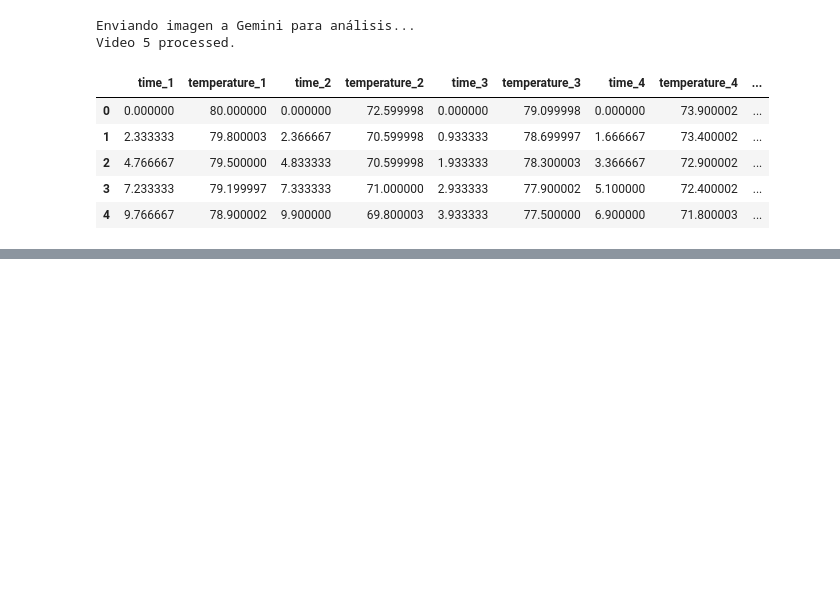
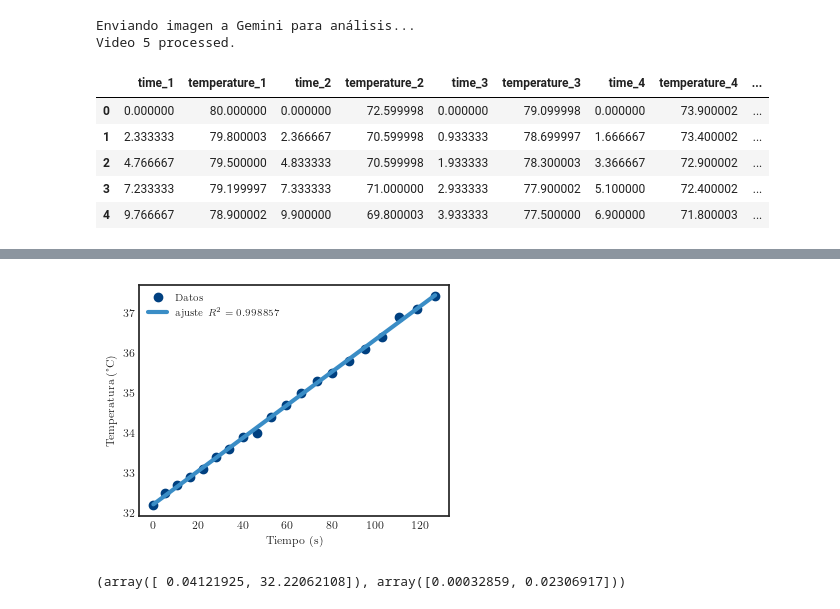
Before and after one commit to JuanSierra2003/hello-world, a Jupyter notebook: termoExp/enfriamiento/enfriamiento.ipynb, the cells around one changed output, grey strips where cells are left out. Cells and saved outputs as stored; diff of their text form; code cells hidden in the pictures; blank space fills up the shorter version.

```diff
--- a/termoExp/enfriamiento/enfriamiento.ipynb
+++ b/termoExp/enfriamiento/enfriamiento.ipynb
@@ -96,0 +182,16 @@ data.to_csv('enfriamiento_data.csv', index=False)
+# %%
+fig = plt.figure(figsize=(4, 3))
+plt.plot(t_lin, T_lin, 'o', label='Datos')  # Points in blue
+plt.plot(t_lin, line(t_lin, *args_lin), '-', label=fr'ajuste $R^2={R2:.6f}$', linewidth=3)  # Curve in orange
+plt.xlabel('Tiempo (s)')
+plt.ylabel('Temperatura (°C)')
+plt.legend()
+
+plt.savefig('calentamiento_lin_fit.png', dpi=300, bbox_inches='tight')
+# %% [output]
+[figure, added]
+# %%
+m, b = args_lin
+args_lin, np.sqrt(np.diag(covs_lin))
+# %% [output]
+(array([ 0.04121925, 32.22062108]), array([0.00032859, 0.02306917]))
```
Also changed, not shown: parts of 20 cells of this notebook, 31 other files.
